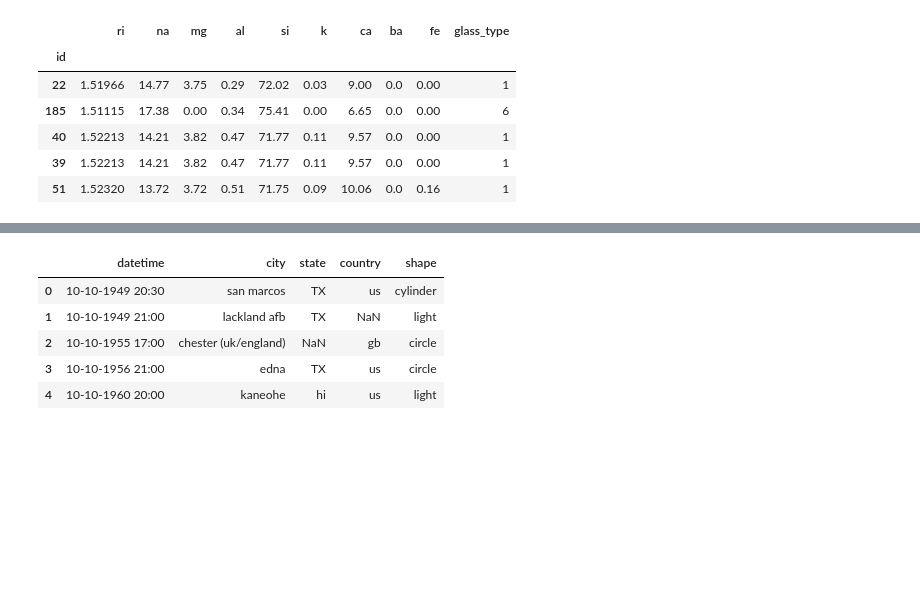
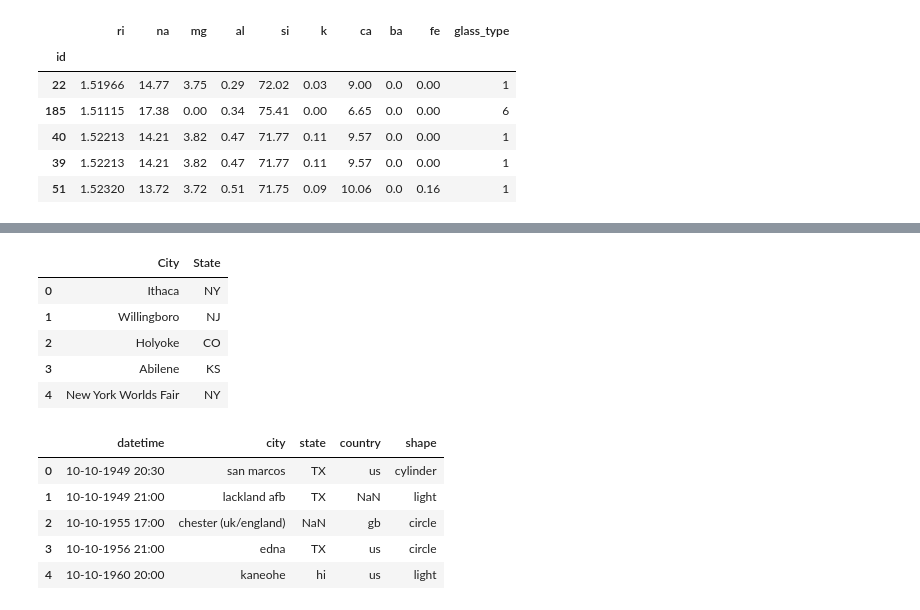
Before and after one commit to Know-Shaon/PYTHON, a Jupyter notebook: pandas.ipynb, the cells around one changed output, grey strips where cells are left out. Cells and saved outputs as stored; diff of their text form; code cells hidden in the pictures; blank space fills up the shorter version.

```diff
--- a/pandas.ipynb
+++ b/pandas.ipynb
@@ -536 +533,10 @@ ufo.head()
+# %%
+ufo[['City', 'State']].head()          # or, combine into a single step
+# %% [output]
+|  | City | State |
+| 0 | Ithaca | NY |
+| 1 | Willingboro | NJ |
+| 2 | Holyoke | CO |
+| 3 | Abilene | KS |
+| 4 | New York Worlds Fair | NY |
 # %%
```
Also changed, not shown: parts of 17 cells of this notebook.
